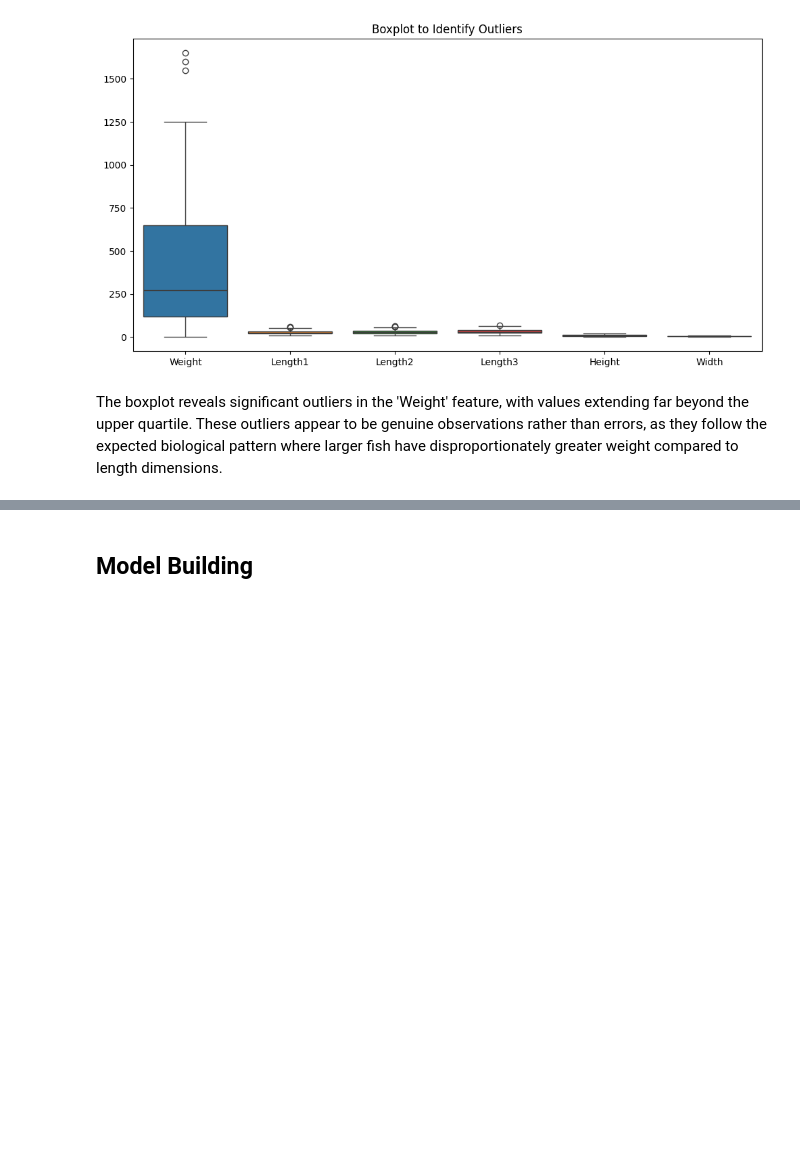
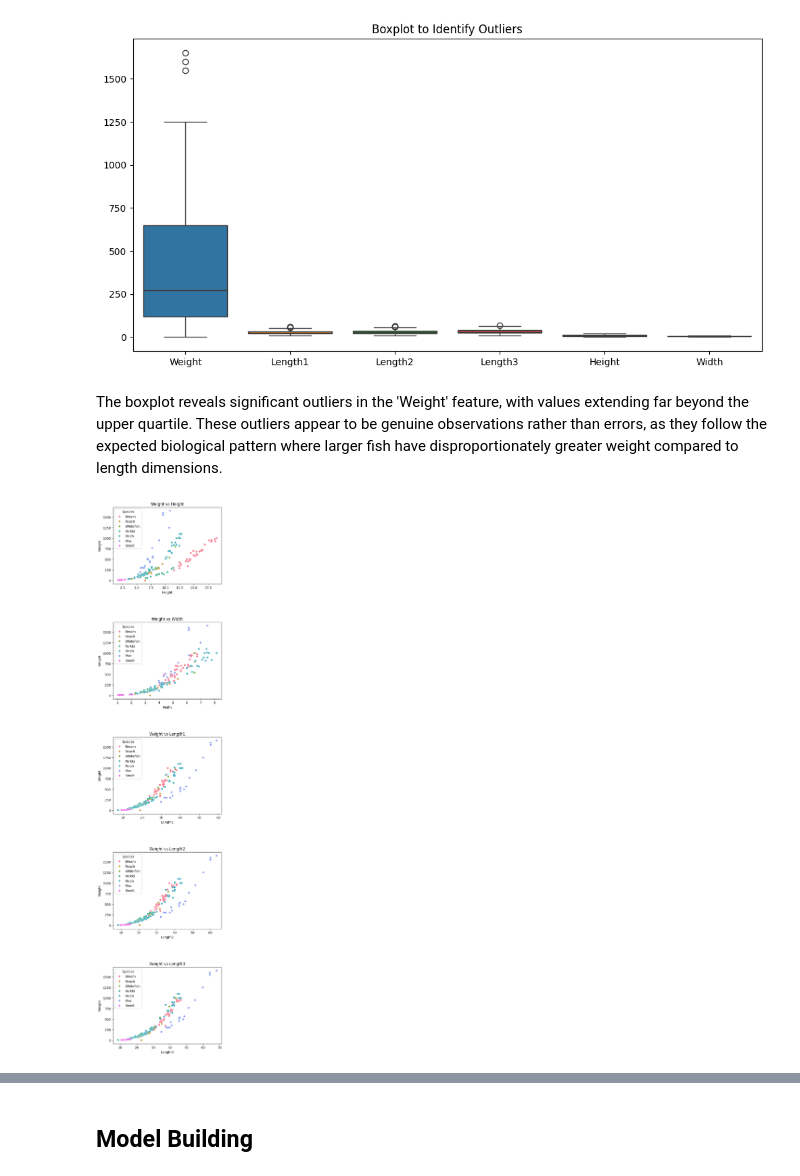
Before and after one commit to ibtissem101/DSC-Challenge, a Jupyter notebook: challenge.ipynb, the cells around one changed output, grey strips where cells are left out. Drawn from its saved outputs; the diff is of its cells as text; code cells hidden in the pictures; blank space fills up the shorter version.

```diff
--- a/challenge.ipynb
+++ b/challenge.ipynb
@@ -72,3 +62,21 @@ plt.show()
 [figure]
 # %% [markdown]
 The boxplot reveals significant outliers in the 'Weight' feature, with values extending far beyond the upper quartile. These outliers appear to be genuine observations rather than errors, as they follow the expected biological pattern where larger fish have disproportionately greater weight compared to length dimensions.
+# %%
+features = ['Height', 'Width', 'Length1', 'Length2', 'Length3']
+
+fig, axes = plt.subplots(len(features), 1, figsize=(6, 6 * len(features)))
+
+
+for i, feature in enumerate(features):
+    sns.scatterplot(data=df, x=feature, y='Weight', hue='Species', palette='husl', ax=axes[i])
+    axes[i].set_title(f"Weight vs {feature}")
+    axes[i].set_xlabel(feature)
+    axes[i].set_ylabel('Weight')
+
+
+plt.subplots_adjust(hspace=0.5)
+
+plt.show()
+# %% [output]
+[figure, added]
```
Also changed, not shown: parts of 20 cells of this notebook.
